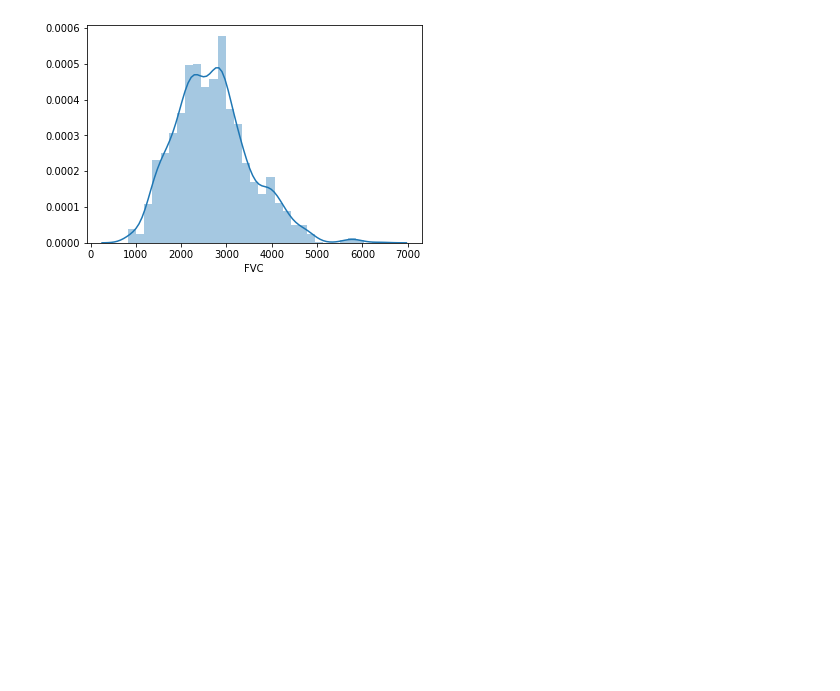
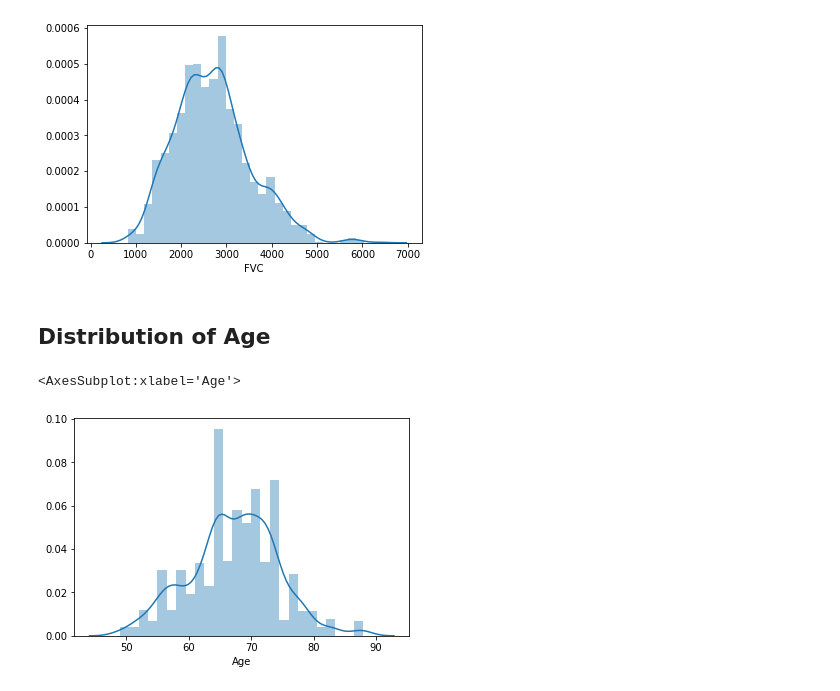
Before and after one commit to vdegenova/osic_kaggle, a Jupyter notebook: OSIC EDA.ipynb, the cells around one changed output. Saved outputs shown, nothing was run; the diff lists cells and outputs as text; code cells hidden in the pictures; blank space fills up the shorter version.

```diff
--- a/OSIC EDA.ipynb
+++ b/OSIC EDA.ipynb
@@ -24,3 +72,10 @@ sns.distplot(train_df['FVC'])
 # %% [output]
 <AxesSubplot:xlabel='FVC'>
 [figure]
+# %% [markdown]
+## Distribution of Age
+# %%
+sns.distplot(train_df['Age'])
+# %% [output]
+<AxesSubplot:xlabel='Age'>
+[figure, added]
```
Also changed, not shown: parts of 5 cells of this notebook.
